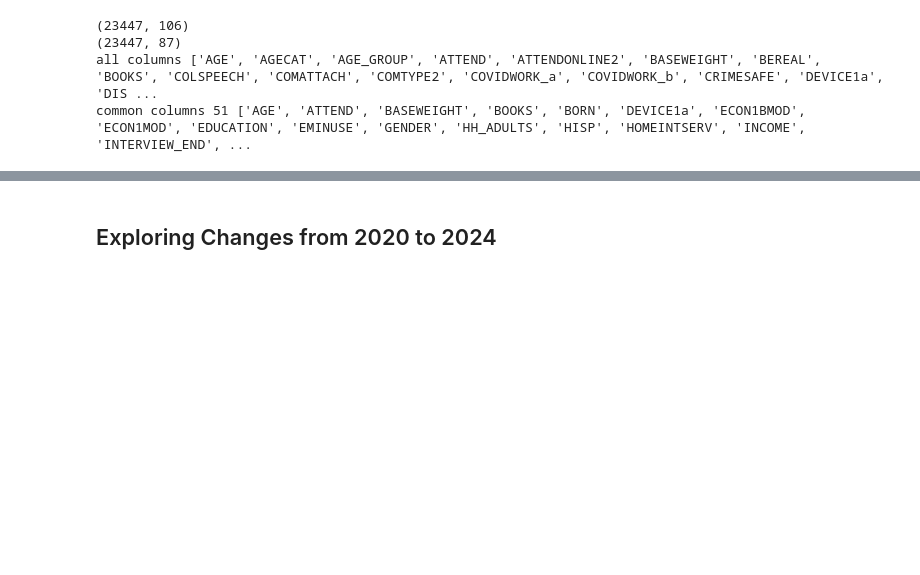
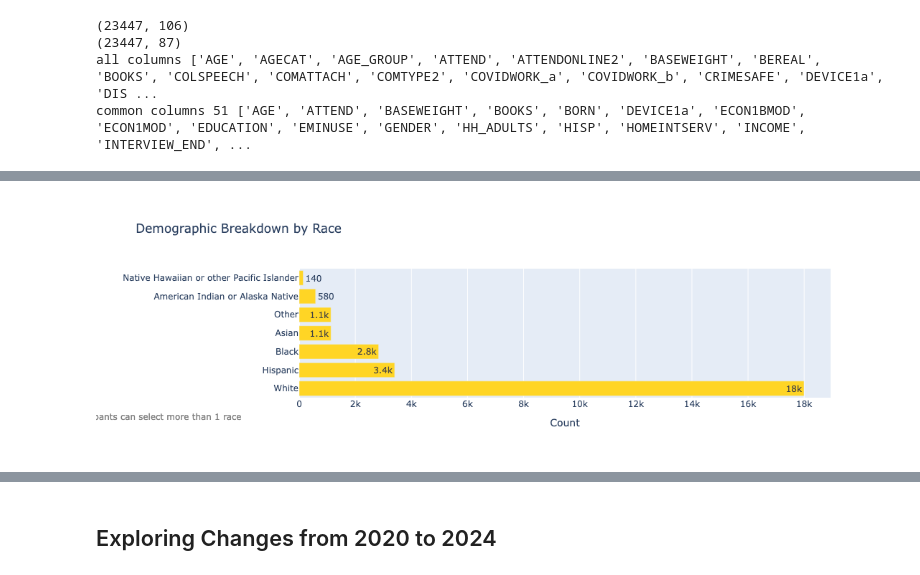
Before and after one commit to JenniferMLe/Data-Analytics-Portfolio, a Jupyter notebook: NPORS Dataset Analysis/main.ipynb, the cells around one changed output, grey strips where cells are left out. Cells and saved outputs as stored; diff of their text form; code cells hidden in the pictures; blank space fills up the shorter version.

```diff
--- a/NPORS Dataset Analysis/main.ipynb
+++ b/NPORS Dataset Analysis/main.ipynb
@@ -351,7 +354,4 @@ fig.update_traces(textposition='inside', textinfo='percent+label').show()
 # %%
-# look at distinct values from each RACEMOD 1-6 and HISP to determin what counts as a yes
-print_distinct_values('df_combined','RACEMOD_1')
-
 # get count of each race
 df_race_count = sqldf(
     """
@@ -366,37 +366,39 @@ df_race_count = sqldf(
     FROM df_combined
     """
 )
-df_race_count.to_csv("result.csv",index=False)
+df_race_count.to_csv("CSV Files/result.csv",index=False)
 
 # convert columns to rows
 df_race_count_long = pd.melt(
     df_race_count,
     var_name='Race',
     value_name='Count'
 )
-df_race_count_long.to_csv("result2.csv",index=False)
+df_race_count_long.to_csv("CSV Files/result2.csv",index=False)
 
 fig = px.bar(
     df_race_count_long,
     y='Race',
     x='Count',
     title='Demographic Breakdown by Race',
     text_auto='.2s', # put numbers in K format
     color_discrete_sequence=['#ffd525']
 
 )
 
 # add subtitle
 fig.update_layout(
     annotations=[
         dict(
             x=-0.45, y=-0.20,  # Position below the chart
             text="*Participants can select more than 1 race",
             showarrow=False,  # No arrow pointing to the text
             xref="paper", yref="paper",  # Position relative to the chart
             font=dict(size=12, color="gray"),
         )
     ]
 )
 fig.update_yaxes(title="").update_layout(yaxis={'categoryorder':'total descending'}).show()
+# %% [output]
+[figure, added]
 # %%
```
Also changed, not shown: parts of 39 cells of this notebook, 10 other files.
